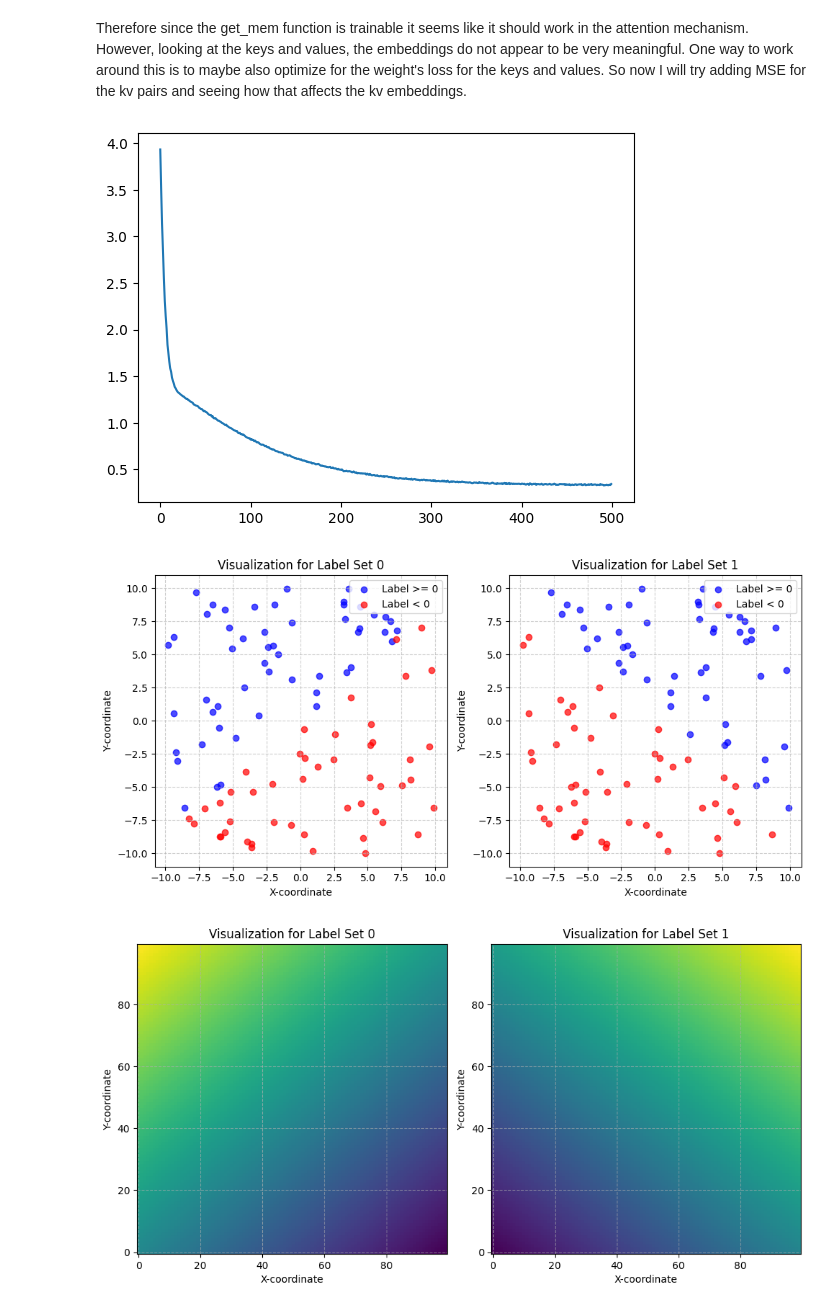
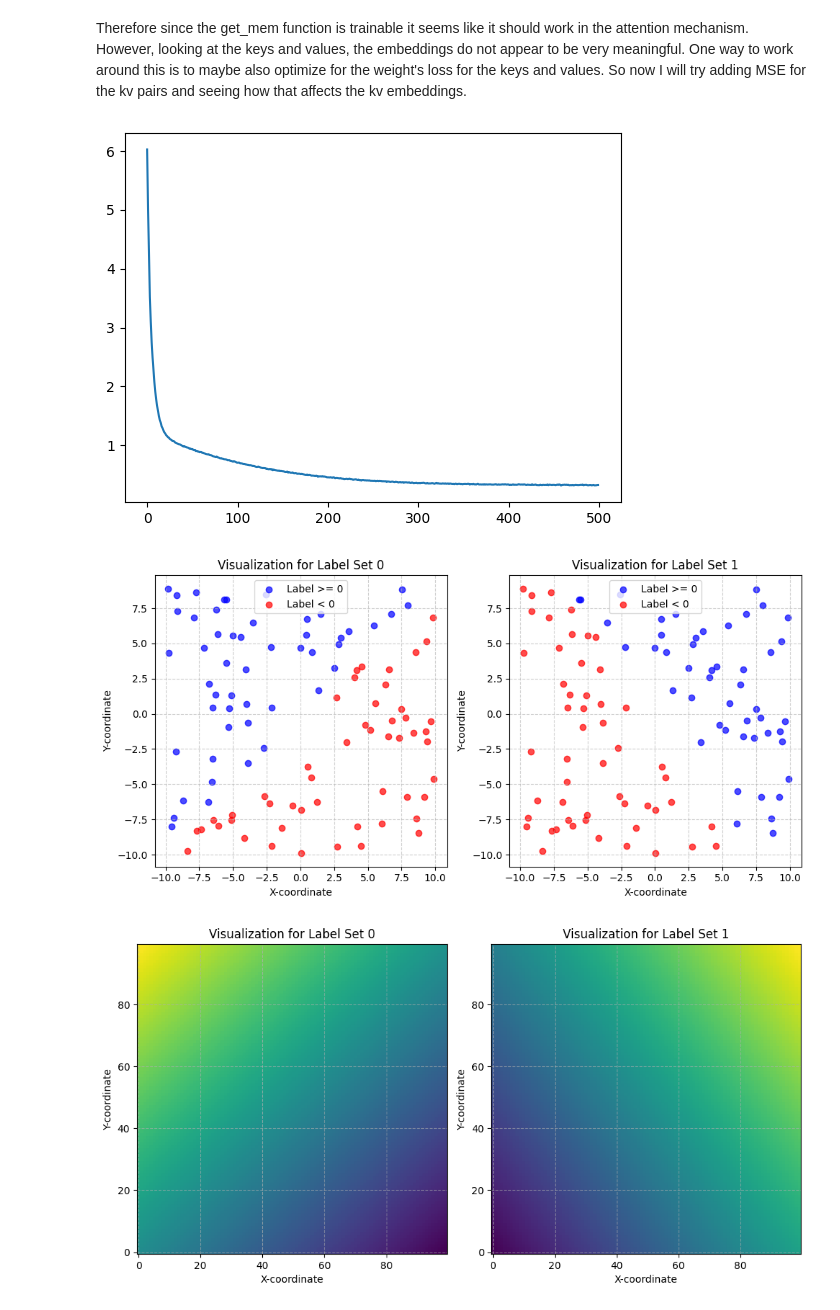
Before and after one commit to IanPTan/MoPeA, a Jupyter notebook: src/mpi_tests.ipynb, the cells around one changed output. Saved outputs shown, nothing was run; the diff lists cells and outputs as text; code cells hidden in the pictures.

```diff
--- a/src/mpi_tests.ipynb
+++ b/src/mpi_tests.ipynb
@@ -353,8 +353,8 @@ plot_points(raw_q, raw_y)
 
 raw_k = pt.randn(1, 32, 2, dtype=pt.float32)
 raw_v = pt.randn(1, 32, 2, dtype=pt.float32)
-k = nn.Parameter(raw_k.copy())
-v = nn.Parameter(raw_v.copy())
+k = nn.Parameter(raw_k.clone())
+v = nn.Parameter(raw_v.clone())
 
 r = pt.full((1, 100, 4), 1, dtype=pt.float32)
 w = pt.full((1, 100, 4), 1, dtype=pt.float32)
@@ -425,6 +428,10 @@ KeyboardInterrupt:
 Therefore since the get_mem function is trainable it seems like it should work in the attention mechanism. However, looking at the keys and values, the embeddings do not appear to be very meaningful. One way to work around this is to maybe also optimize for the weight's loss for the keys and values. So now I will try adding MSE for the kv pairs and seeing how that affects the kv embeddings.
 # %%
 #optimizer.param_groups[0]["lr"] *= 0.1
+with pt.no_grad():
+    k[:] = raw_k
+    v[:] = raw_v
+
 losses = []
 pbar = tqdm(range(500))
 for epoch in pbar:
@@ -432,33 +439,33 @@ for epoch in pbar:
     for q, y in qy_dataloader:
         optimizer.zero_grad()
 
         memory, A, B = mm.get_mem(k, v, r, w)
         mem_W = memory[0, -1]
         pred_y = q @ mem_W.T
         pred_v = k[0] @ mem_W.T
 
         loss = criterion(pred_y, y) + criterion(pred_v, v[0])
 
         loss.backward()
         optimizer.step()
 
         total_loss += loss.item()
 
     avg_loss = total_loss / len(qy_dataloader)
     losses.append(avg_loss)
     current_lr = optimizer.param_groups[0]['lr']
     pbar.set_postfix(loss=f"{avg_loss:.4f}", lr=current_lr)
 
 plt.plot(losses)
 plt.show()
 
 mem_W = mem_W.detach().numpy()
 pred_Y = pred(mem_W, raw_q, bias=False)
 plot_points(raw_q, pred_Y)
 plot_space(mem_W, 10, 100, bias=False)
 
 plot_points(k[0].detach().numpy(), v[0].detach().numpy())
 # %% [output]
-[figure, old version]
+[figure, new version]
-[figure, old version]
+[figure, new version]
 [figure]
```
Also changed, not shown: parts of 14 cells of this notebook.
